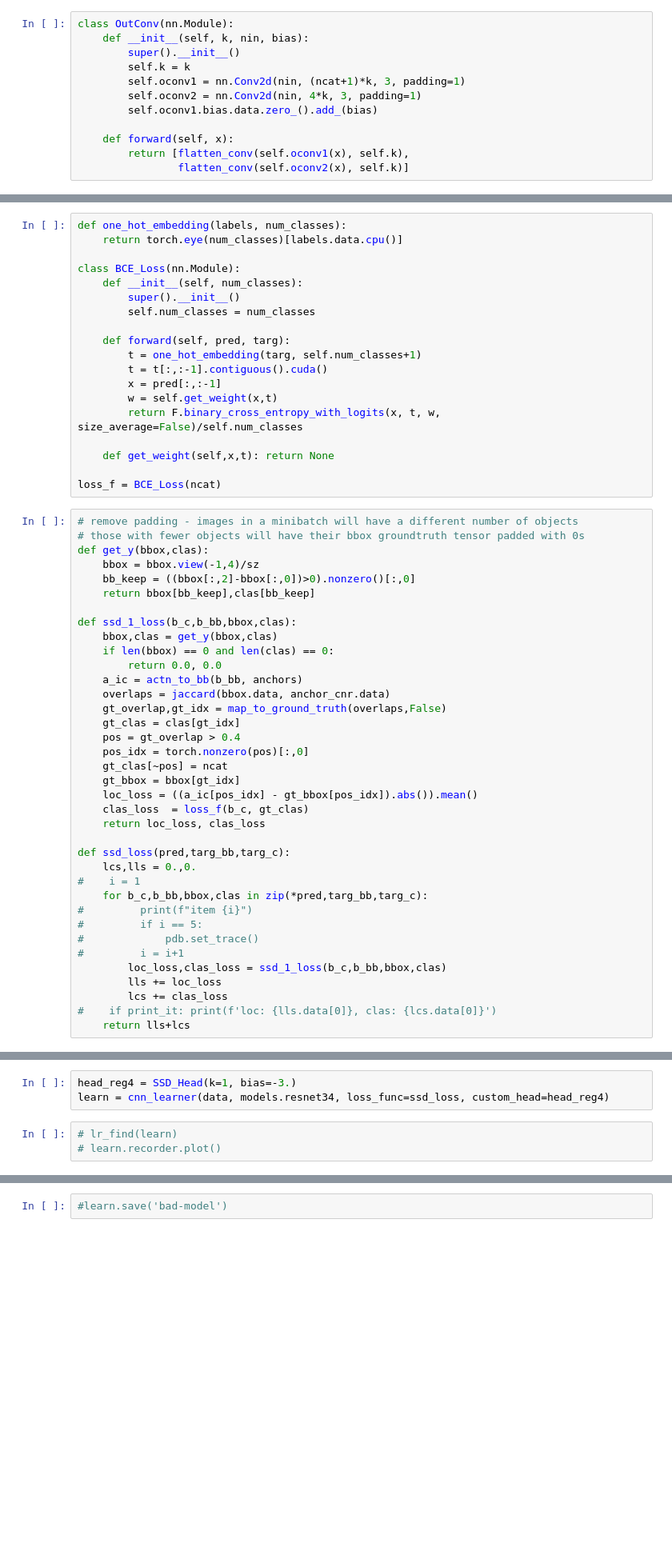
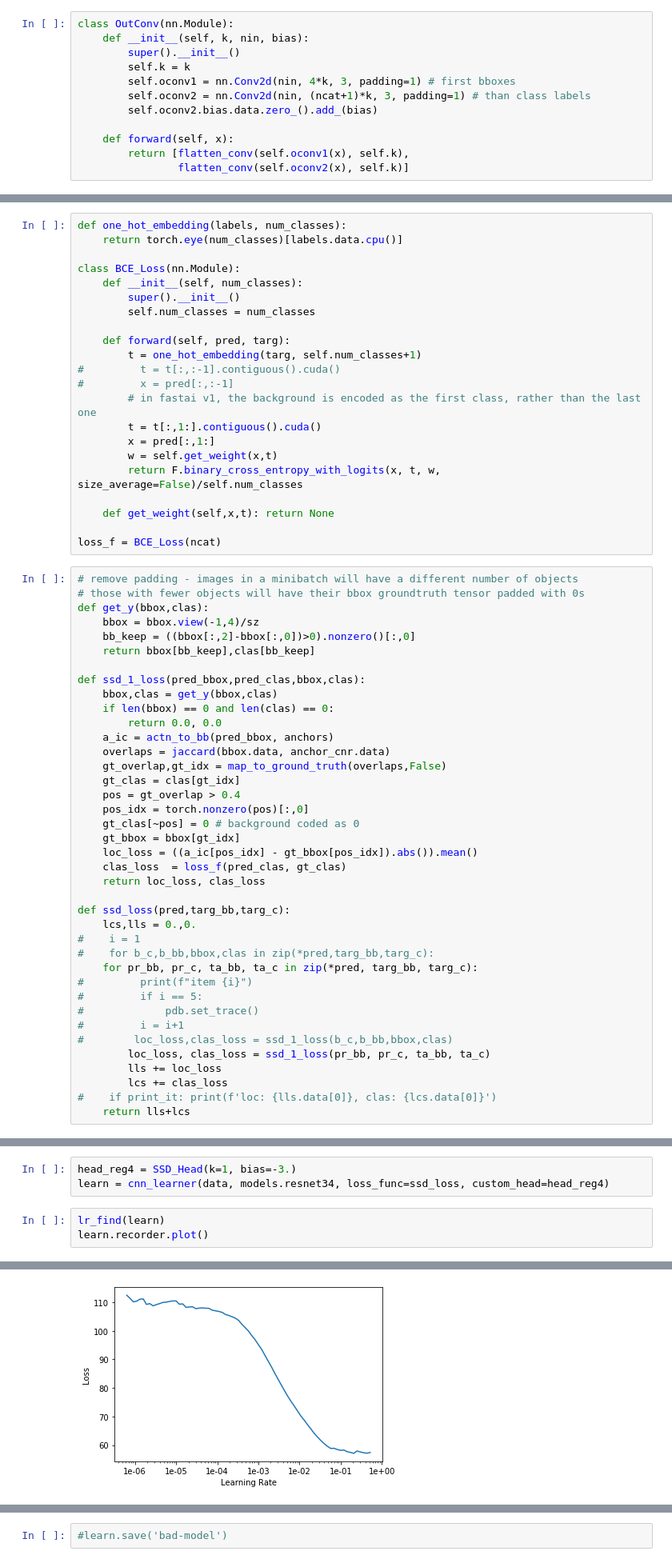
Before and after one commit to chosia/fastai-coco-object-detection, a Jupyter notebook: coco-object-detection.ipynb, the cells around one changed output, grey strips where cells are left out. Shown at 80% size. Cells and saved outputs as stored; diff of their text form; blank space fills up the shorter version.

```diff
--- a/coco-object-detection.ipynb
+++ b/coco-object-detection.ipynb
@@ -170,9 +170,9 @@ class OutConv(nn.Module):
     def __init__(self, k, nin, bias):
         super().__init__()
         self.k = k
-        self.oconv1 = nn.Conv2d(nin, (ncat+1)*k, 3, padding=1)
-        self.oconv2 = nn.Conv2d(nin, 4*k, 3, padding=1)
-        self.oconv1.bias.data.zero_().add_(bias)
+        self.oconv1 = nn.Conv2d(nin, 4*k, 3, padding=1) # first bboxes
+        self.oconv2 = nn.Conv2d(nin, (ncat+1)*k, 3, padding=1) # than class labels
+        self.oconv2.bias.data.zero_().add_(bias)
 
     def forward(self, x):
         return [flatten_conv(self.oconv1(x), self.k),
@@ -458,8 +458,11 @@ class BCE_Loss(nn.Module):
 
     def forward(self, pred, targ):
         t = one_hot_embedding(targ, self.num_classes+1)
-        t = t[:,:-1].contiguous().cuda()
-        x = pred[:,:-1]
+#         t = t[:,:-1].contiguous().cuda()
+#         x = pred[:,:-1]
+        # in fastai v1, the background is encoded as the first class, rather than the last one
+        t = t[:,1:].contiguous().cuda()
+        x = pred[:,1:]
         w = self.get_weight(x,t)
         return F.binary_cross_entropy_with_logits(x, t, w, size_average=False)/self.num_classes
 
@@ -474,31 +477,33 @@ def get_y(bbox,clas):
     bb_keep = ((bbox[:,2]-bbox[:,0])>0).nonzero()[:,0]
     return bbox[bb_keep],clas[bb_keep]
 
-def ssd_1_loss(b_c,b_bb,bbox,clas):
+def ssd_1_loss(pred_bbox,pred_clas,bbox,clas):
     bbox,clas = get_y(bbox,clas)
     if len(bbox) == 0 and len(clas) == 0:
         return 0.0, 0.0
-    a_ic = actn_to_bb(b_bb, anchors)
+    a_ic = actn_to_bb(pred_bbox, anchors)
     overlaps = jaccard(bbox.data, anchor_cnr.data)
     gt_overlap,gt_idx = map_to_ground_truth(overlaps,False)
     gt_clas = clas[gt_idx]
     pos = gt_overlap > 0.4
     pos_idx = torch.nonzero(pos)[:,0]
-    gt_clas[~pos] = ncat
+    gt_clas[~pos] = 0 # background coded as 0
     gt_bbox = bbox[gt_idx]
     loc_loss = ((a_ic[pos_idx] - gt_bbox[pos_idx]).abs()).mean()
-    clas_loss  = loss_f(b_c, gt_clas)
+    clas_loss  = loss_f(pred_clas, gt_clas)
     return loc_loss, clas_loss
 
 def ssd_loss(pred,targ_bb,targ_c):
     lcs,lls = 0.,0.
 #    i = 1
-    for b_c,b_bb,bbox,clas in zip(*pred,targ_bb,targ_c):
+#    for b_c,b_bb,bbox,clas in zip(*pred,targ_bb,targ_c):
+    for pr_bb, pr_c, ta_bb, ta_c in zip(*pred, targ_bb, targ_c):
 #         print(f"item {i}")
 #         if i == 5:
 #             pdb.set_trace()
 #         i = i+1
-        loc_loss,clas_loss = ssd_1_loss(b_c,b_bb,bbox,clas)
+#        loc_loss,clas_loss = ssd_1_loss(b_c,b_bb,bbox,clas)
+        loc_loss, clas_loss = ssd_1_loss(pr_bb, pr_c, ta_bb, ta_c)
         lls += loc_loss
         lcs += clas_loss
 #    if print_it: print(f'loc: {lls.data[0]}, clas: {lcs.data[0]}')
@@ -1003,5 +1004,6 @@ ipdb> q
 head_reg4 = SSD_Head(k=1, bias=-3.)
 learn = cnn_learner(data, models.resnet34, loss_func=ssd_loss, custom_head=head_reg4)
 # %%
-# lr_find(learn)
-# learn.recorder.plot()
+lr_find(learn)
+learn.recorder.plot()
+# %% [output]
@@ -1008 +1012,2 @@ learn = cnn_learner(data, models.resnet34, loss_func=ssd_loss, custom_head=head_
+[figure, added]
 # %%
```
Also changed, not shown: parts of 13 cells of this notebook.
